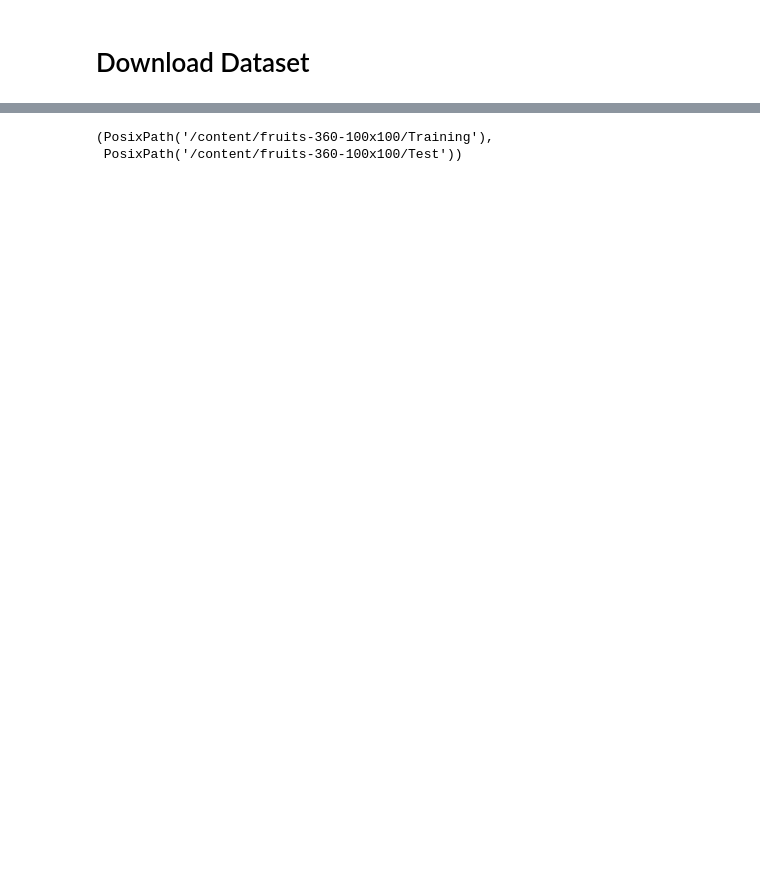
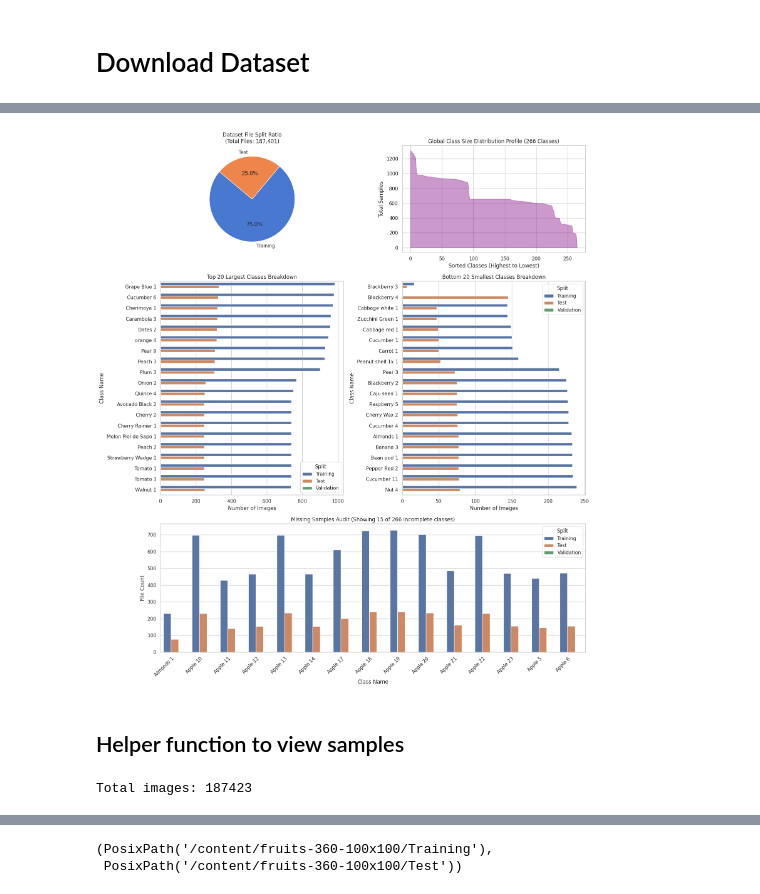
Before and after one commit to Dhruv-D-Bhrasadiya/cam2cook, a Jupyter notebook: model/Cam2Cook_Fruit_360.ipynb, the cells around one changed output, grey strips where cells are left out. Cells and saved outputs as stored; diff of their text form; code cells hidden in the pictures; blank space fills up the shorter version.

```diff
--- a/model/Cam2Cook_Fruit_360.ipynb
+++ b/model/Cam2Cook_Fruit_360.ipynb
@@ -143,8 +31,0 @@ for ext, count in train_img_extension_counter.items():
-# %%
-print(f'\n[INFO] Total Train Images - {total_test_img_count}')
-print(f'[INFO] Total Train Classes - {total_test_classes_count}')
-
-# 2. Print out the aggregated extension counts
-print('\n[INFO] Extension Breakdown:')
-for ext, count in test_img_extension_counter.items():
-    print(f"  {ext}: {count}")
@@ -182,30 +31,0 @@ Pick random image paths and plot them
-# %%
-import os
-import random
-from PIL import Image
-import matplotlib.pyplot as plt
-
-# 1. Randomly sample 10 indices
-random_id = random.sample(range(len(img_path)), 10)
-print(random_id)
-
-# 2. Set up the 2x5 side-by-side plot layout
-fig, axs = plt.subplots(2, 5, figsize=(15, 6))
-
-# Flatten the 2D grid array into a 1D array of 10 elements
-axs = axs.flatten()
-
-# 3. Use enumerate to automatically handle the loop index (i from 0 to 9)
-for i, idx in enumerate(random_id):
-    img = Image.open(img_path[idx])
-
-    # Set the folder name as the title
-    axs[i].set_title(os.path.basename(os.path.dirname(img_path[idx])))
-
-    # Display the image and hide the axis grid lines
-    axs[i].imshow(img)
-    axs[i].axis('off')
-
-# 4. Automatically adjust spacing and display
-plt.tight_layout()
-plt.show()
@@ -278,0 +424,7 @@ There are 0 directories and 473 images in '/content/fruits-360-100x100/Training/
+# %%
+# Plot metrics
+analyzer.plot_dataset_metrics()
+# %% [output]
+[figure, added]
+# %% [markdown]
+## Helper function to view samples
@@ -278,0 +566,5 @@ There are 0 directories and 473 images in '/content/fruits-360-100x100/Training/
+# %%
+# Get total length
+print("Total images:", analyzer.get_len())
+# %% [output]
+Total images: 187423
```
Also changed, not shown: parts of 109 cells of this notebook.
